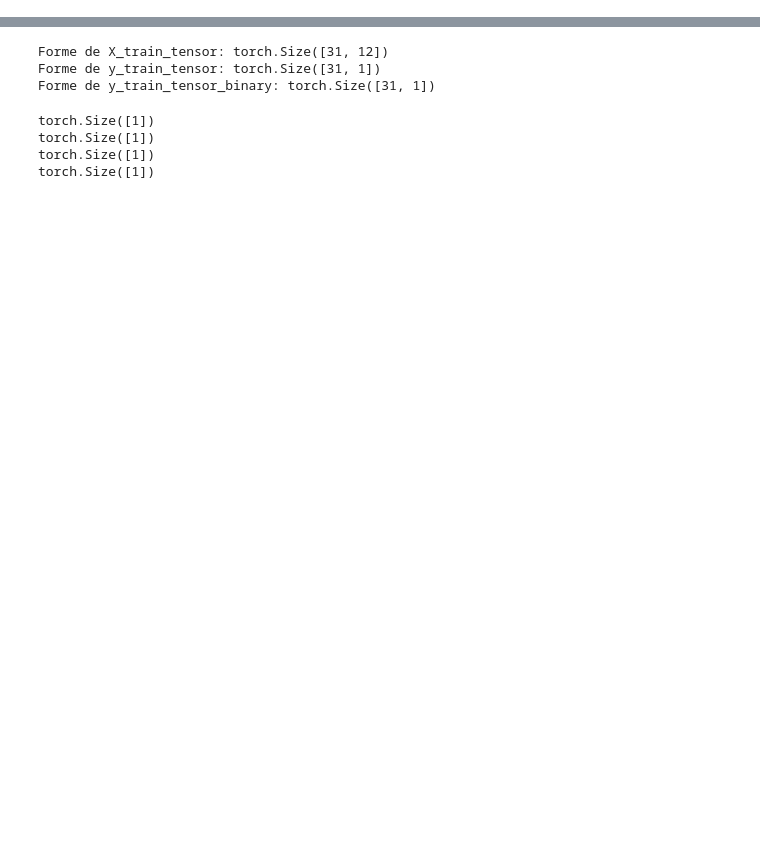
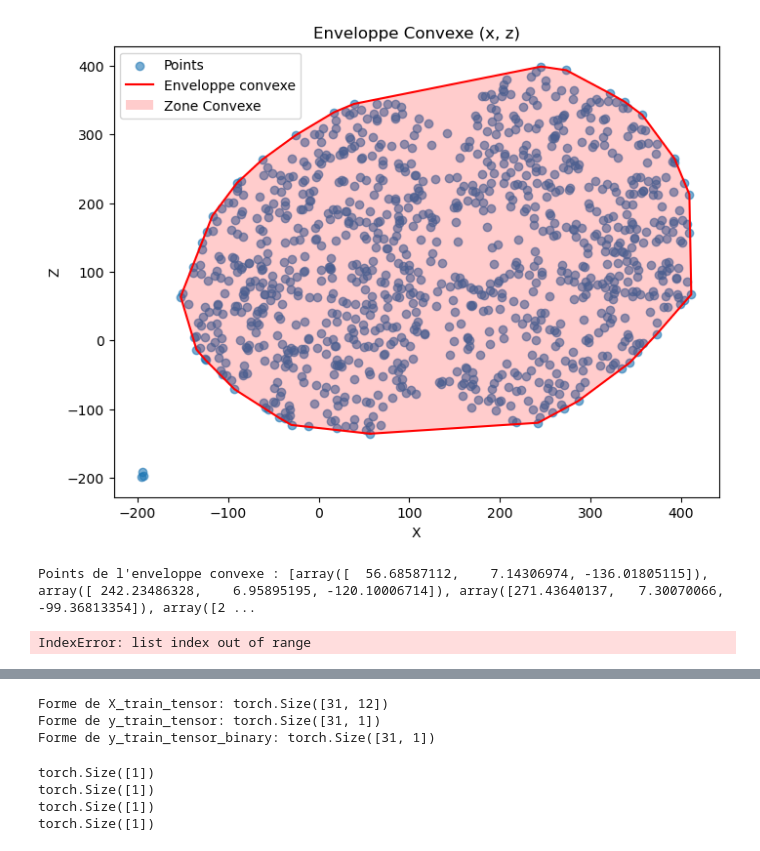
Before and after one commit to TomFiz/neuroforest, a Jupyter notebook: neuroforest-master/notebooks/extract_explicit_features.ipynb, the cells around one changed output, grey strips where cells are left out. Saved outputs shown, nothing was run; the diff lists cells and outputs as text; code cells hidden in the pictures; blank space fills up the shorter version.

```diff
--- a/neuroforest-master/notebooks/extract_explicit_features.ipynb
+++ b/neuroforest-master/notebooks/extract_explicit_features.ipynb
@@ -191,0 +388,15 @@ features = features_computing(trajectories)
+# %%
+sample = next(iter(dataloader))
+session = sample.load_session("uniform")
+coords = session.mushroom_coords
+hull, hull_points = compute_convex_hull_xz(coords)
+
+# Affichage de l'enveloppe convexe
+
+plot_convex_hull_xz(coords)
+
+# Points de l'enveloppe convexe
+print("Points de l'enveloppe convexe :", [p.to_vect() for p in hull_points])
+# %% [output]
+[figure, added]
+Points de l'enveloppe convexe : [array([  56.68587112,    7.14306974, -136.01805115]), array([ 242.23486328,    6.95895195, -120.10006714]), array([271.43640137,   7.30070066, -99.36813354]), array([2 ...
@@ -191,0 +473,17 @@ features = features_computing(trajectories)
+# %%
+def write_diameter_to_csv(trajectory, names, output_file):
+    if len(trajectory) != len(names):
+        raise ValueError("The number of trajectories must be equal to the number of names.")
+    else:
+        with open(output_file, mode='w', newline='') as file:
+            writer = csv.writer(file, delimiter=';')
+            writer.writerow(["trajectory_index", "diameter"])
+            for i in range(len(trajectories)):
+                diameter = np.max(distance.pdist(trajectories[i], metric='euclidean'))
+                writer.writerow([names[i], diameter])
+
+write_diameter_to_csv(trajectories_first, names_first, "results/diameter_first.csv")
+write_diameter_to_csv(trajectories_uniform, names_uniform, "results/diameter_uniform.csv")
+write_diameter_to_csv(trajectories_patchy, names_patchy, "results/diameter_patchy.csv")
+# %% [output]
+IndexError: list index out of range
```
Also changed, not shown: parts of 35 cells of this notebook.
